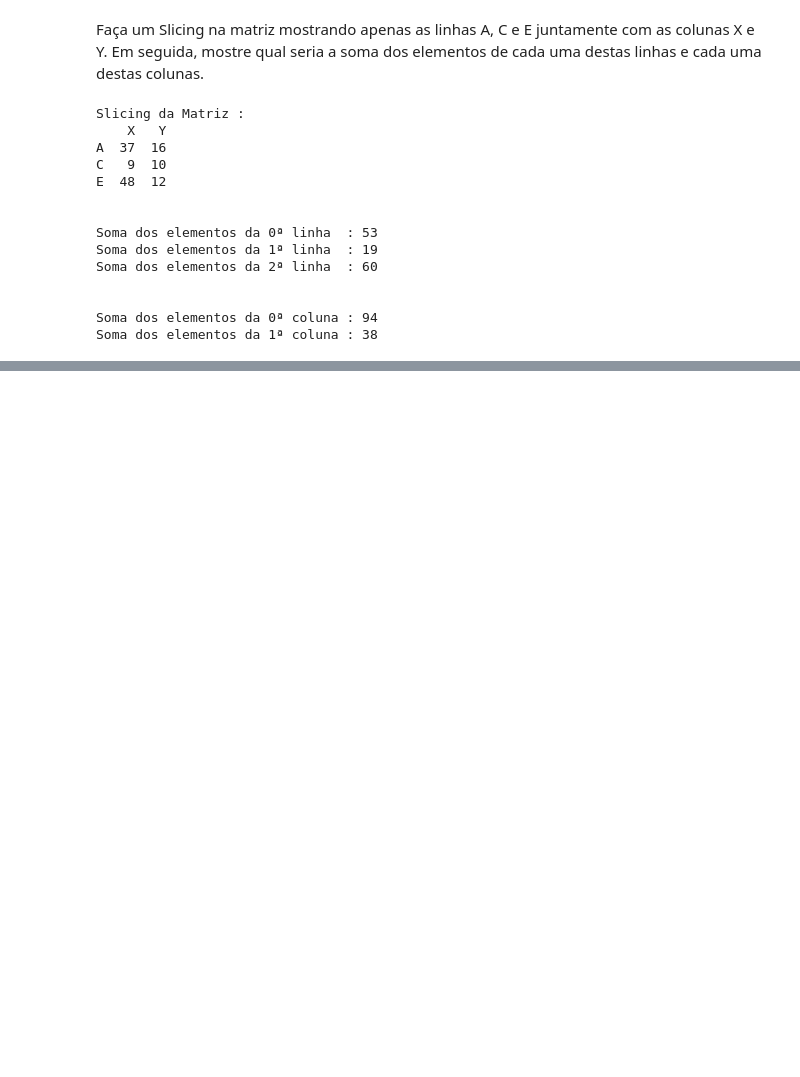
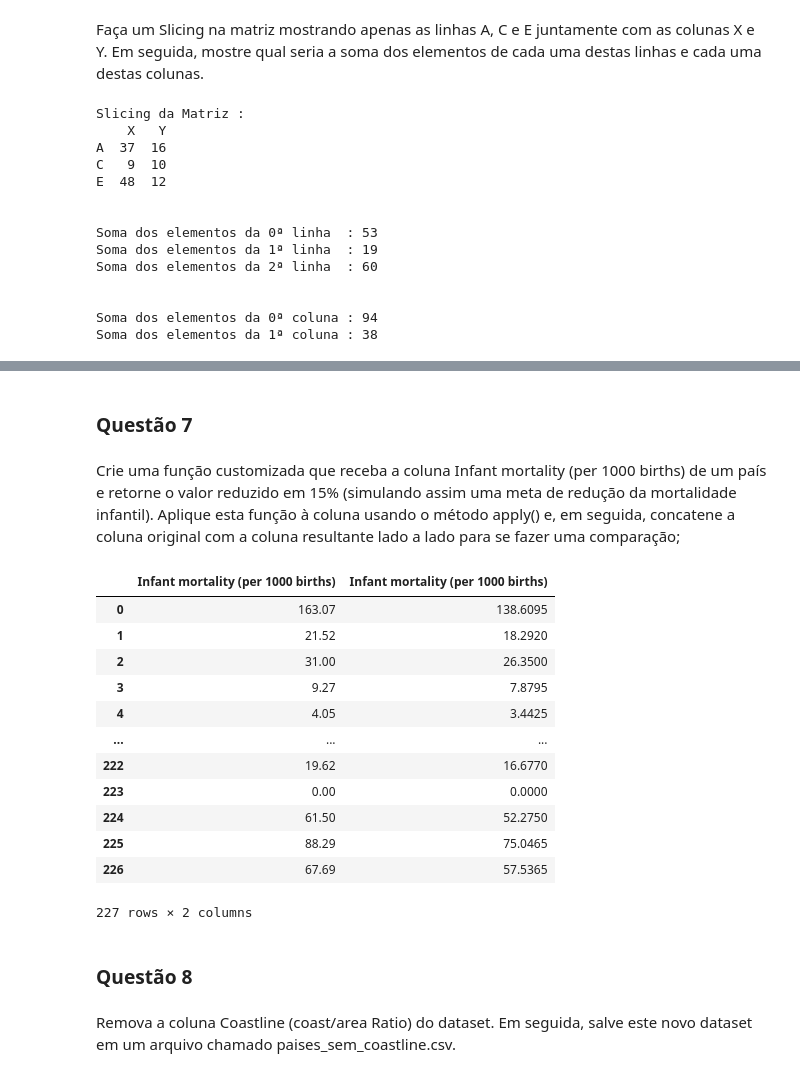
Before and after one commit to lara-ms/Aula-C11B, a Jupyter notebook: Cap5_Exercícios.ipynb, the cells around one changed output, grey strips where cells are left out. Saved outputs shown, nothing was run; the diff lists cells and outputs as text; code cells hidden in the pictures; blank space fills up the shorter version.

```diff
--- a/Cap5_Exercícios.ipynb
+++ b/Cap5_Exercícios.ipynb
@@ -180,0 +377,37 @@ Soma dos elementos da 1ª coluna : 38
+# %% [markdown]
+### Questão 7
+# %% [markdown]
+Crie uma função customizada que receba a coluna Infant mortality (per 1000 births) de um país e retorne o valor reduzido em 15% (simulando assim uma meta de redução da mortalidade infantil). Aplique esta função à coluna usando o
+método apply() e, em seguida, concatene a coluna original com a coluna resultante lado a lado para se fazer uma comparação;
+# %%
+# metodo que retorna o valor reduzido 15% (100% - 15%)
+def reduzir_15(x):
+ return x*0.85
+
+# pegando a coluna Infant mortality
+infant_mort1 = df_Paises['Infant mortality (per 1000 births)']
+
+# aplicando o metodo
+infant_mort2 = df_Paises['Infant mortality (per 1000 births)'].apply(reduzir_15)
+
+# concatenando e mostrando as duas series
+pd.concat([infant_mort1, infant_mort2], axis=1)
+# %% [output]
+|  | Infant mortality (per 1000 births) | Infant mortality (per 1000 births) |
+| 0 | 163.07 | 138.6095 |
+| 1 | 21.52 | 18.2920 |
+| 2 | 31.00 | 26.3500 |
+| 3 | 9.27 | 7.8795 |
+| 4 | 4.05 | 3.4425 |
+| ... | ... | ... |
+| 222 | 19.62 | 16.6770 |
+| 223 | 0.00 | 0.0000 |
+| 224 | 61.50 | 52.2750 |
+| 225 | 88.29 | 75.0465 |
+| 226 | 67.69 | 57.5365 |
+227 rows × 2 columns
+# %% [markdown]
+### **Questão 8**
+# %% [markdown]
+Remova a coluna Coastline
+(coast/area Ratio) do dataset. Em seguida, salve este novo dataset em um arquivo chamado paises_sem_coastline.csv.
```
Also changed, not shown: parts of 24 cells of this notebook.
